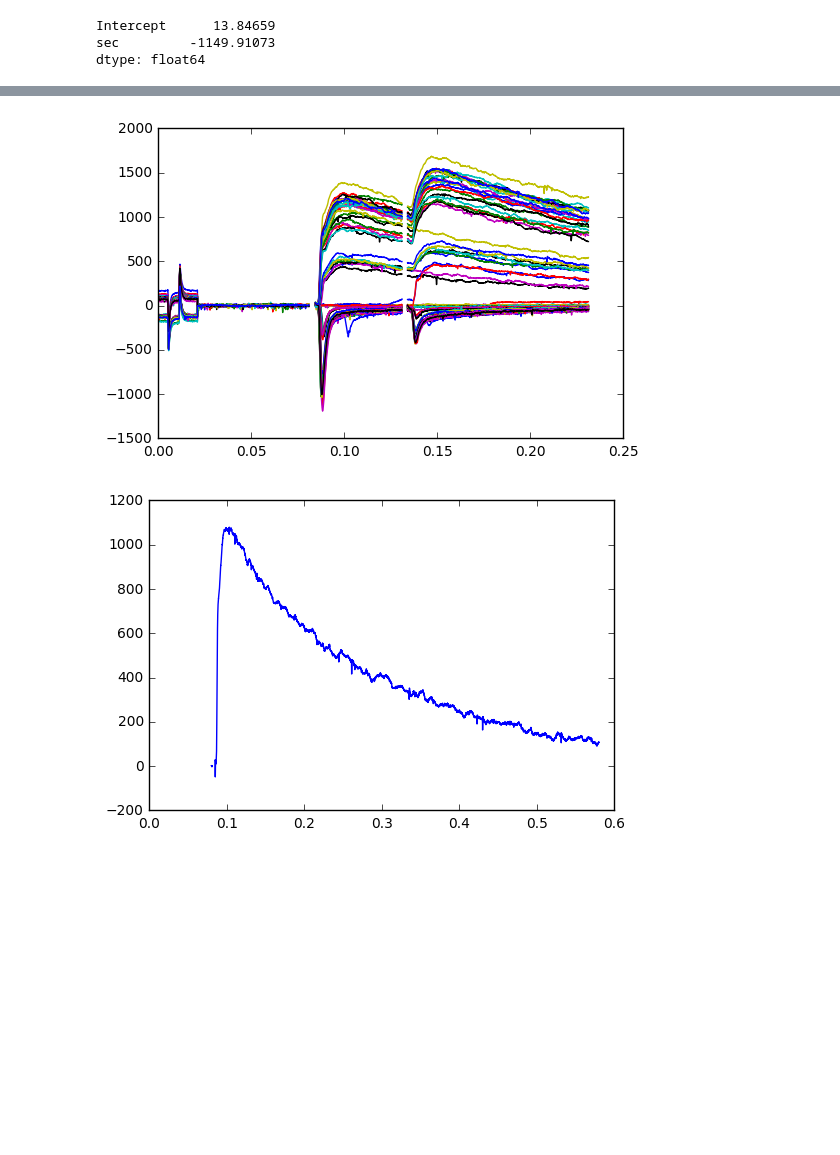
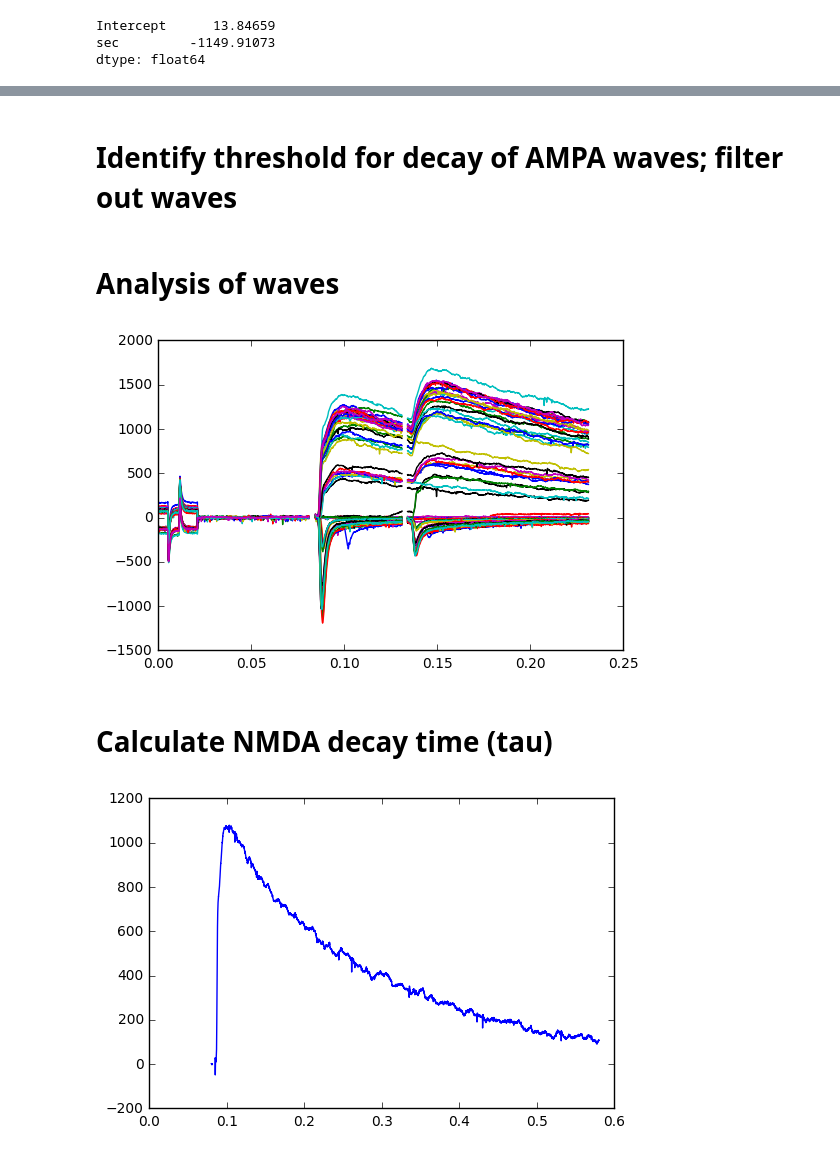
Before and after one commit to yuwie10/ephysAnalysis, a Jupyter notebook: ephysAnalysis.ipynb, the cells around one changed output, grey strips where cells are left out. Drawn from its saved outputs; the diff is of its cells as text; code cells hidden in the pictures; blank space fills up the shorter version.

```diff
--- a/ephysAnalysis.ipynb
+++ b/ephysAnalysis.ipynb
@@ -132,7 +134,8 @@ capCurve = allWaves[beginCapCurve:endCapCurve]
 # %%
+capCurve = allWaves[beginCapCurve:endCapCurve]
+
 #normalize each cap trace to zero
-diffToZero = capCurve[beginCapBaseline:endCapCurve]
-normalizeCap = capCurve - np.mean(diffToZero) + 1.0e-10
+normalizeCap = capCurve - np.mean(capCurve[beginCapBaseline:endCapCurve]) + 1.0e-10
 # %%
 x = normalizeCap
 fig, ax = plt.subplots()
@@ -153,23 +156,29 @@ plt.show()
 # %% [output]
 [figure]
 # %%
-df2 = smoothCurve.reset_index()
+tracesForReg = smoothCurve.reset_index()
+regModel = {}
+for colname in tracesForReg.drop('sec', axis=1).columns:
+    model = smf.ols(formula=colname+' ~ sec', data=tracesForReg)
+    regModel[colname] = model.fit()
 
-modres = {}
-for colname in df2.drop('sec', axis=1).columns:
-    mod = smf.ols(formula=colname+' ~ sec', data=df2)
-    modres[colname] = mod.fit()
+#regModel['w7'].params
 # %% [output]
 Intercept      13.84659
 sec         -1149.91073
 dtype: float64
 # %%
+#Pull out coefficients of each trace
 coefs = []
-for key in modres:
-    coef = modres[key].params
+ids = []
+for key in regModel:
+    id = key
+    ids.append(id)
+    coef = regModel[key].params
     coefs.append(coef)
 
-coefs = pd.DataFrame(coefs)
+coefs = pd.DataFrame(coefs, index = ids)
+coefs = coefs.reindex(index = natsorted(coefs.index))
 coefs.head()
 # %% [output]
 |  | Intercept | sec |
@@ -180,0 +190,5 @@ coefs.head()
+# %%
+#Calculate all capacitance taus (small tau = fast decay)
+decayTimes = coefs.drop('Intercept', 1)
+decayTimes = abs(1 / decayTimes)
+decayTimes.head()
@@ -181,14 +207,19 @@ coefs.head()
+# %% [markdown]
+# Identify threshold for decay of AMPA waves; filter out waves
+# %% [markdown]
+# Analysis of waves
 # %%
-##CHANGE allWaves to wavesToAnalyze after removing traces with slow cap decay
+#Filter out waves with cap decay > threshold
+wavesToAnalyze = allWaves.filter((decayTimes[decayTimes['sec'] <= tauThreshold]).index)
 
 #remove stimulus artifacts
-allWaves[firstArtBegin:firstArtEnd] = np.nan
-allWaves[secArtBegin:secArtEnd] = np.nan
+wavesToAnalyze[firstArtBegin:firstArtEnd] = np.nan
+wavesToAnalyze[secArtBegin:secArtEnd] = np.nan
 
 #normalize traces
-normalized = normalizeTraces(allWaves)
+normalized = normalizeTraces(wavesToAnalyze)
 plt.plot(normalized)
 plt.show()
 # %% [output]
-[figure, old version]
+[figure, new version]
 # %%
@@ -226,4 +246,6 @@ sfAMPA = min(SFs.apply(min))
 FFampa = sfAMPA / maxAMPA
 FFnmda = sfNMDA / maxNMDA
 FFcell = (FFampa + FFnmda) / 2
+# %% [markdown]
+# Calculate NMDA decay time (tau)
 # %%
```
Also changed, not shown: parts of 40 cells of this notebook, 1 other file.
